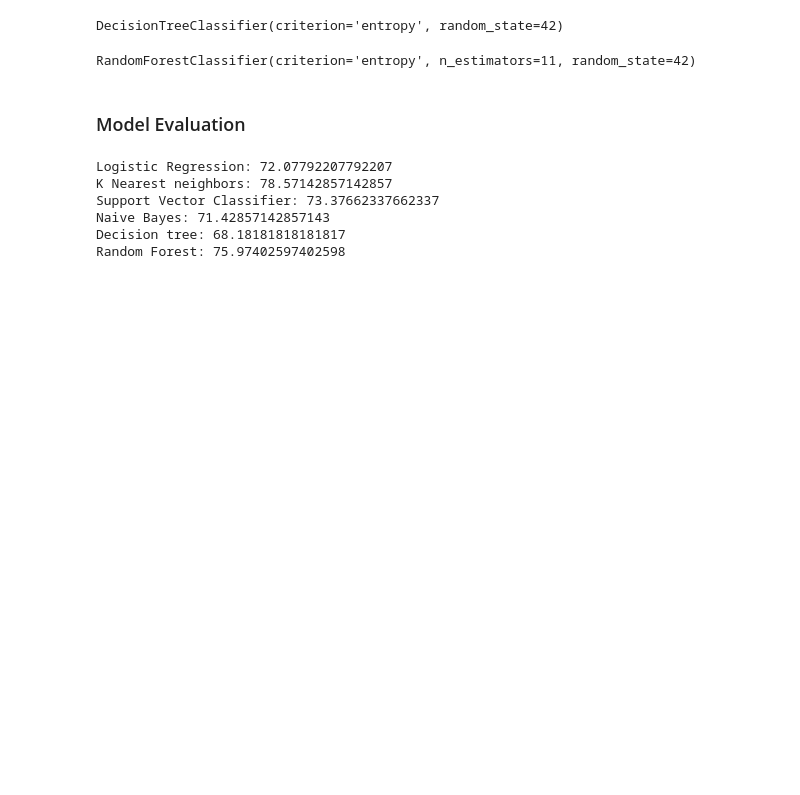
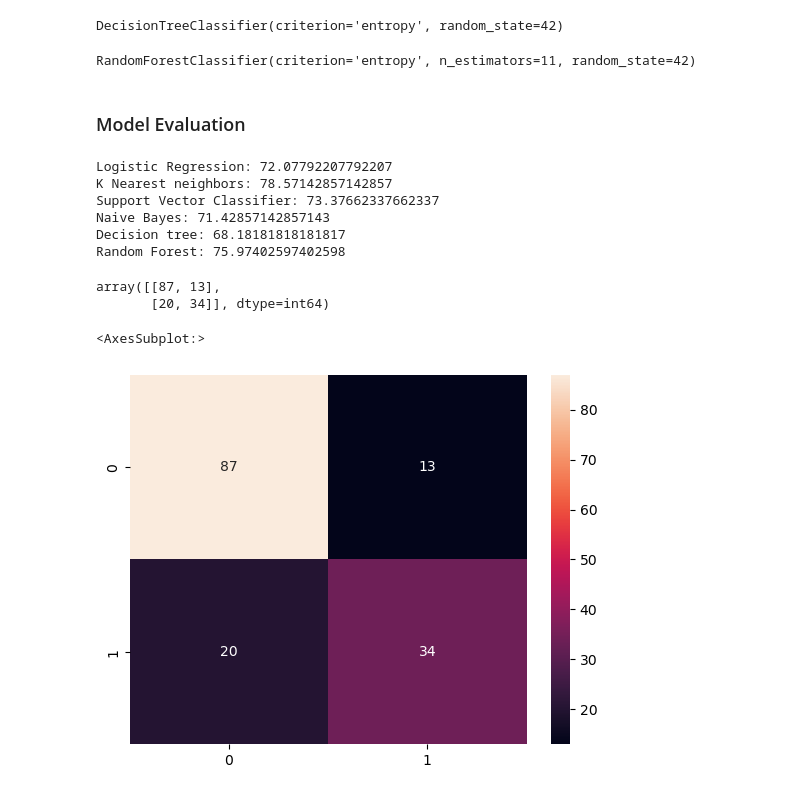
Before and after one commit to sial-sanwal/End-to-End-Diabetes-Prediction-Application-Using-Machine-Learning, a Jupyter notebook: Untitled.ipynb, the cells around one changed output. Drawn from its saved outputs; the diff is of its cells as text; code cells hidden in the pictures; blank space fills up the shorter version.

```diff
--- a/Untitled.ipynb
+++ b/Untitled.ipynb
@@ -282,3 +282,16 @@ Support Vector Classifier: 73.37662337662337
 Naive Bayes: 71.42857142857143
 Decision tree: 68.18181818181817
 Random Forest: 75.97402597402598
+# %%
+# Confusion matrix
+from sklearn.metrics import confusion_matrix
+cm = confusion_matrix(Y_test, Y_pred_knn)
+cm
+# %% [output]
+array([[87, 13],
+       [20, 34]], dtype=int64)
+# %%
+sns.heatmap(pd.DataFrame(cm), annot=True)
+# %% [output]
+<AxesSubplot:>
+[figure, added]
```
Also changed, not shown: parts of 2 cells of this notebook, 5 other files.
